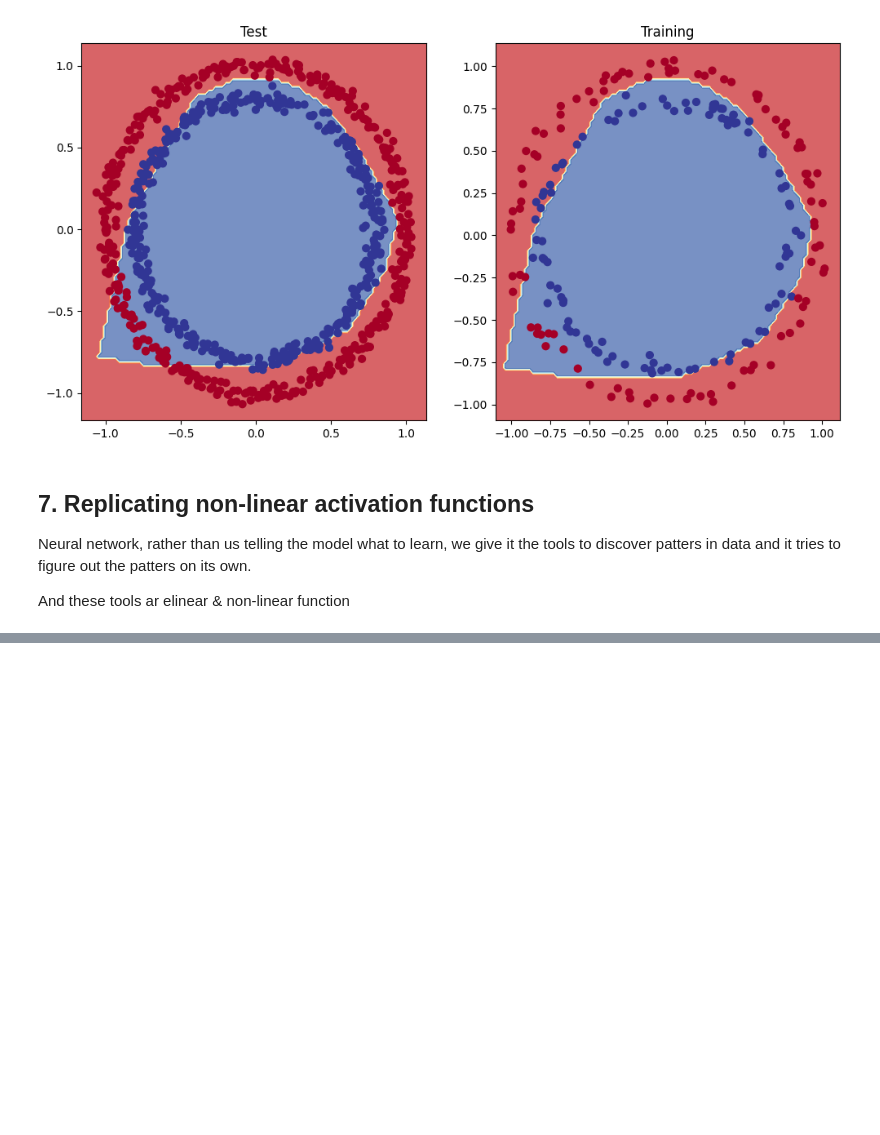
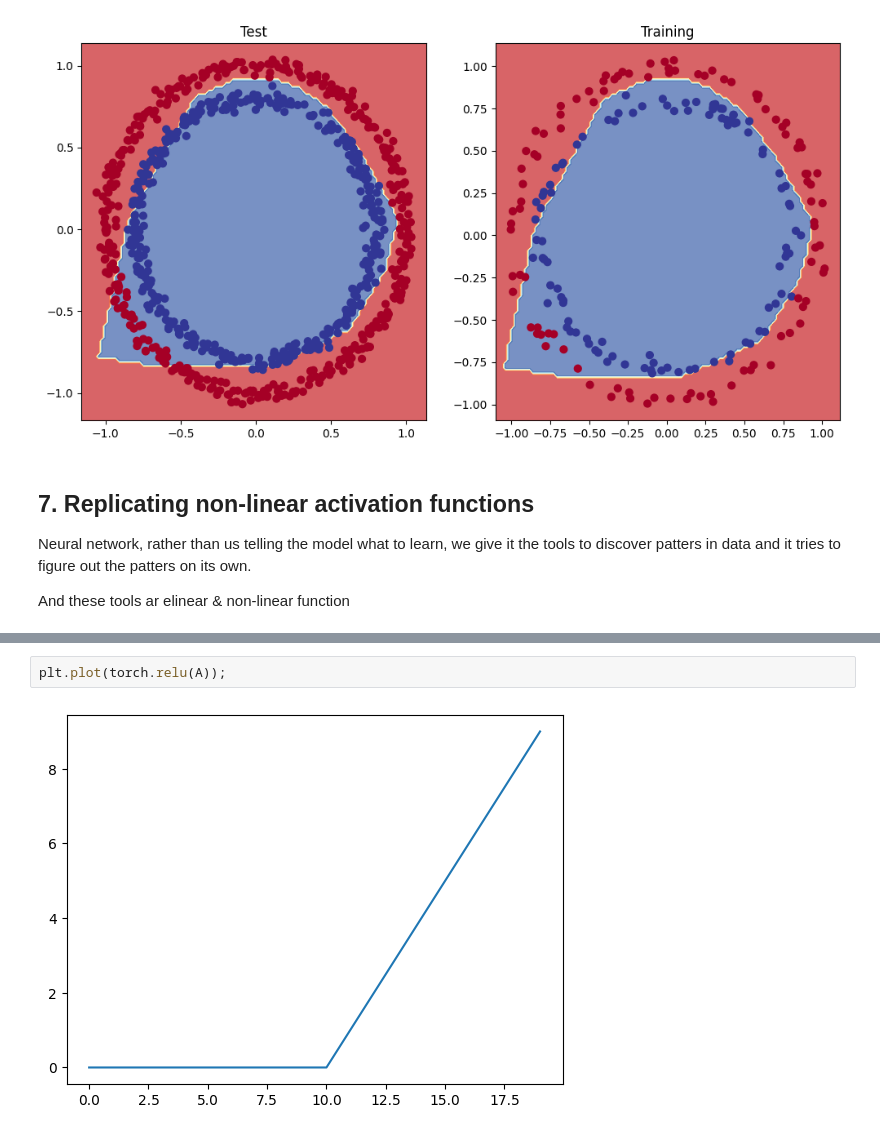
Before and after one commit to manusmriti31/Learning_PyTorch, a Jupyter notebook: Video notebooks/02_pytorch_classification_video.ipynb, the cells around one changed output, grey strips where cells are left out. Cells and saved outputs as stored; diff of their text form; blank space fills up the shorter version.

```diff
--- a/Video notebooks/02_pytorch_classification_video.ipynb
+++ b/Video notebooks/02_pytorch_classification_video.ipynb
@@ -795,0 +810,4 @@ And these tools ar elinear & non-linear function
+# %%
+plt.plot(torch.relu(A));
+# %% [output]
+[figure, added]
```
Also changed, not shown: parts of 35 cells of this notebook.
